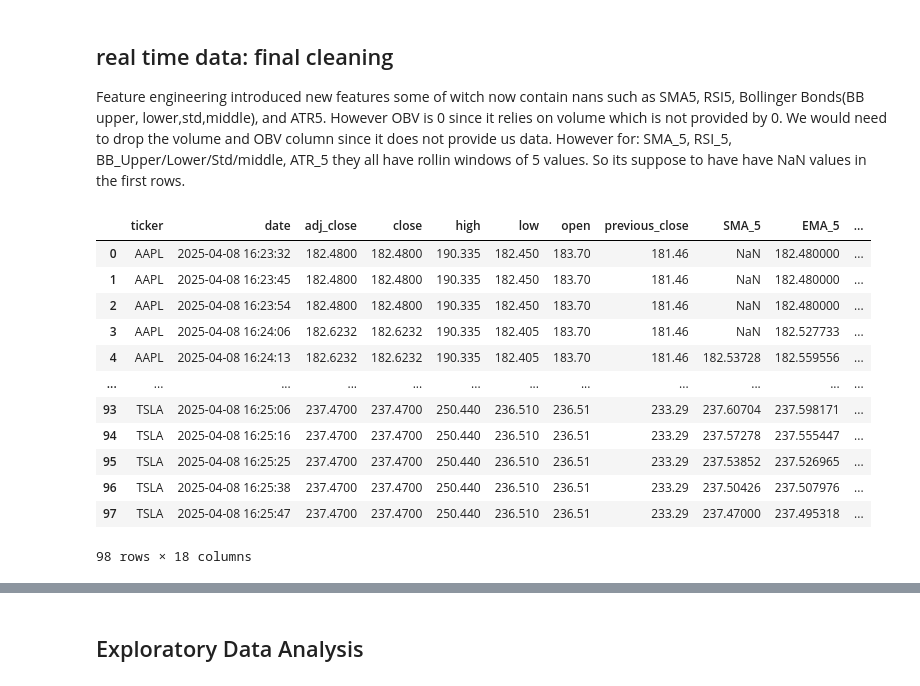
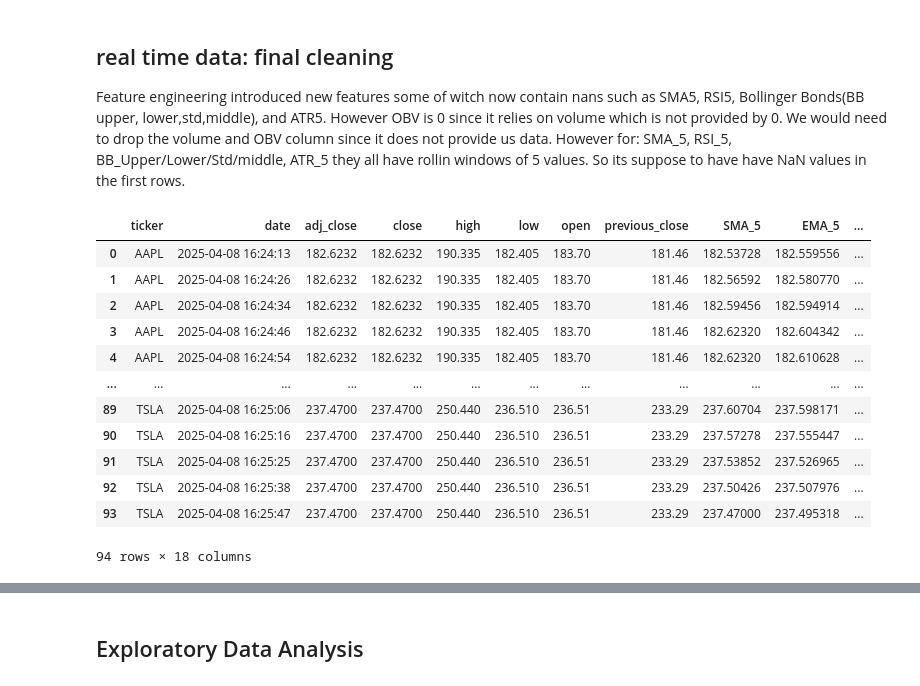
Before and after one commit to HaseemArshad/Stock-Market-Prediction-Model, a Jupyter notebook: StockMarketPredictionModel.ipynb, the cells around one changed output, grey strips where cells are left out. Drawn from its saved outputs; the diff is of its cells as text; code cells hidden in the pictures.

```diff
--- a/StockMarketPredictionModel.ipynb
+++ b/StockMarketPredictionModel.ipynb
@@ -405,29 +405,32 @@ Feature engineering introduced new features some of witch now contain nans such
 # %%
 def final_clean_realtime(df):
     # first droppoing OBV and volume since it is not available in finnhub
     df = df.drop(columns=['volume', 'OBV'])
 
-    # dropping rows where ALL of the engineered rolling features are NaN and then resetting index
+    #to remedy the remaining nulls we are applying forward fill
     rolling_cols = ['SMA_5', 'EMA_5', 'RSI_5', 'BB_Middle', 'BB_Std', 'BB_Upper', 'BB_Lower', 'ATR_5']
-    df = df.dropna(subset=rolling_cols, how='all').reset_index(drop=True)
+    df[rolling_cols] = df[rolling_cols].fillna(method='ffill')
+    #dropping the remaining nans that are not able to be forward filled
+    df = df.dropna(subset=rolling_cols).reset_index(drop=True)
+
     return df
 
 df_cass_final = final_clean_realtime(df_cleaned_cass_features)
 display(df_cass_final)
 print('Which columns still have null?:')
 print(df_cass_final.isnull().sum())
 # %% [output]
 |  | ticker | date | adj_close | close | high | low | open | previous_close | SMA_5 | EMA_5 | ... |
-| 0 | AAPL | 2025-04-08 16:23:32 | 182.4800 | 182.4800 | 190.335 | 182.450 | 183.70 | 181.46 | NaN | 182.480000 | ... |
-| 1 | AAPL | 2025-04-08 16:23:45 | 182.4800 | 182.4800 | 190.335 | 182.450 | 183.70 | 181.46 | NaN | 182.480000 | ... |
-| 2 | AAPL | 2025-04-08 16:23:54 | 182.4800 | 182.4800 | 190.335 | 182.450 | 183.70 | 181.46 | NaN | 182.480000 | ... |
-| 3 | AAPL | 2025-04-08 16:24:06 | 182.6232 | 182.6232 | 190.335 | 182.405 | 183.70 | 181.46 | NaN | 182.527733 | ... |
-| 4 | AAPL | 2025-04-08 16:24:13 | 182.6232 | 182.6232 | 190.335 | 182.405 | 183.70 | 181.46 | 182.53728 | 182.559556 | ... |
+| 0 | AAPL | 2025-04-08 16:24:13 | 182.6232 | 182.6232 | 190.335 | 182.405 | 183.70 | 181.46 | 182.53728 | 182.559556 | ... |
+| 1 | AAPL | 2025-04-08 16:24:26 | 182.6232 | 182.6232 | 190.335 | 182.405 | 183.70 | 181.46 | 182.56592 | 182.580770 | ... |
+| 2 | AAPL | 2025-04-08 16:24:34 | 182.6232 | 182.6232 | 190.335 | 182.405 | 183.70 | 181.46 | 182.59456 | 182.594914 | ... |
+| 3 | AAPL | 2025-04-08 16:24:46 | 182.6232 | 182.6232 | 190.335 | 182.405 | 183.70 | 181.46 | 182.62320 | 182.604342 | ... |
+| 4 | AAPL | 2025-04-08 16:24:54 | 182.6232 | 182.6232 | 190.335 | 182.405 | 183.70 | 181.46 | 182.62320 | 182.610628 | ... |
 | ... | ... | ... | ... | ... | ... | ... | ... | ... | ... | ... | ... |
-| 93 | TSLA | 2025-04-08 16:25:06 | 237.4700 | 237.4700 | 250.440 | 236.510 | 236.51 | 233.29 | 237.60704 | 237.598171 | ... |
-| 94 | TSLA | 2025-04-08 16:25:16 | 237.4700 | 237.4700 | 250.440 | 236.510 | 236.51 | 233.29 | 237.57278 | 237.555447 | ... |
-| 95 | TSLA | 2025-04-08 16:25:25 | 237.4700 | 237.4700 | 250.440 | 236.510 | 236.51 | 233.29 | 237.53852 | 237.526965 | ... |
-| 96 | TSLA | 2025-04-08 16:25:38 | 237.4700 | 237.4700 | 250.440 | 236.510 | 236.51 | 233.29 | 237.50426 | 237.507976 | ... |
-| 97 | TSLA | 2025-04-08 16:25:47 | 237.4700 | 237.4700 | 250.440 | 236.510 | 236.51 | 233.29 | 237.47000 | 237.495318 | ... |
+| 89 | TSLA | 2025-04-08 16:25:06 | 237.4700 | 237.4700 | 250.440 | 236.510 | 236.51 | 233.29 | 237.60704 | 237.598171 | ... |
+| 90 | TSLA | 2025-04-08 16:25:16 | 237.4700 | 237.4700 | 250.440 | 236.510 | 236.51 | 233.29 | 237.57278 | 237.555447 | ... |
+| 91 | TSLA | 2025-04-08 16:25:25 | 237.4700 | 237.4700 | 250.440 | 236.510 | 236.51 | 233.29 | 237.53852 | 237.526965 | ... |
+| 92 | TSLA | 2025-04-08 16:25:38 | 237.4700 | 237.4700 | 250.440 | 236.510 | 236.51 | 233.29 | 237.50426 | 237.507976 | ... |
+| 93 | TSLA | 2025-04-08 16:25:47 | 237.4700 | 237.4700 | 250.440 | 236.510 | 236.51 | 233.29 | 237.47000 | 237.495318 | ... |
-98 rows × 18 columns
+94 rows × 18 columns
 Which columns still have null?:
```
Also changed, not shown: parts of 2 cells of this notebook.
